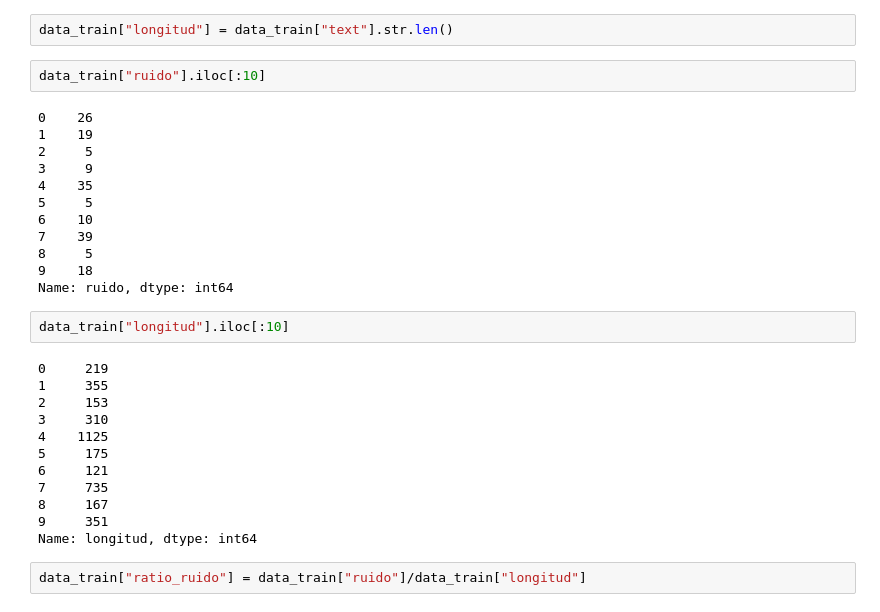
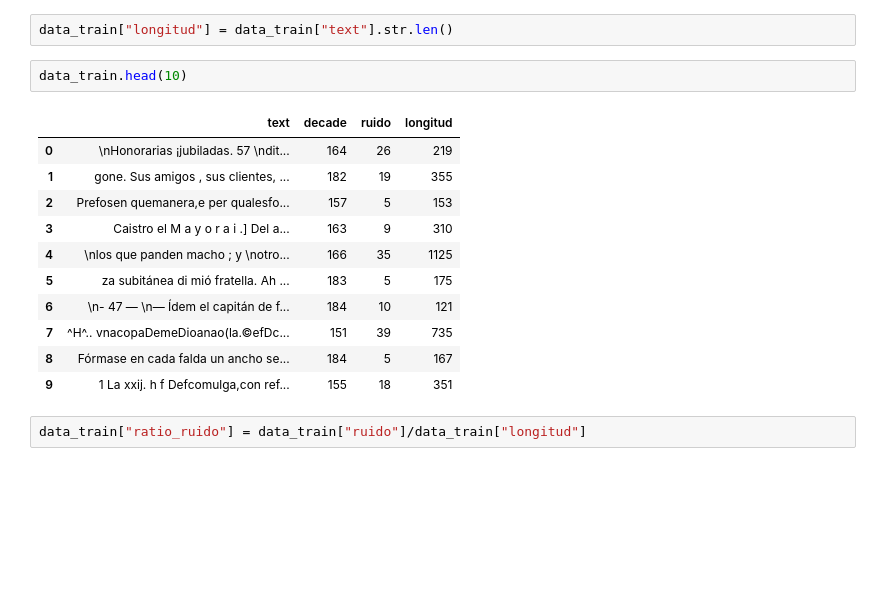
Before and after one commit to ef-blanco/Proy_ML_etapa_1, a Jupyter notebook: proyML_etapa1.ipynb, the cells around one changed output. Drawn from its saved outputs; the diff is of its cells as text; blank space fills up the shorter version.

```diff
--- a/proyML_etapa1.ipynb
+++ b/proyML_etapa1.ipynb
@@ -113,33 +113,19 @@ data_train["ruido"] = data_train["text"].str.count(patron)
 # %%
 data_train["longitud"] = data_train["text"].str.len()
 # %%
-data_train["ruido"].iloc[:10]
+data_train.head(10)
 # %% [output]
-0    26
-1    19
-2     5
-3     9
-4    35
-5     5
-6    10
-7    39
-8     5
-9    18
-Name: ruido, dtype: int64
+|  | text | decade | ruido | longitud |
+| 0 | \nHonorarias ¡jubiladas. 57 \ndit... | 164 | 26 | 219 |
+| 1 | gone. Sus amigos , sus clientes, ... | 182 | 19 | 355 |
+| 2 | Prefosen quemanera,e per qualesfo... | 157 | 5 | 153 |
+| 3 | Caistro el M a y o r a i .] Del a... | 163 | 9 | 310 |
+| 4 | \nlos que panden macho ; y \notro... | 166 | 35 | 1125 |
+| 5 | za subitánea di mió fratella. Ah ... | 183 | 5 | 175 |
+| 6 | \n- 47 — \n— Ídem el capitán de f... | 184 | 10 | 121 |
+| 7 | ^H^.. vnacopaDemeDioanao(la.©efDc... | 151 | 39 | 735 |
+| 8 | Fórmase en cada falda un ancho se... | 184 | 5 | 167 |
+| 9 | 1 La xxij. h f Defcomulga,con ref... | 155 | 18 | 351 |
-# %%
-data_train["longitud"].iloc[:10]
-# %% [output]
-0     219
-1     355
-2     153
-3     310
-4    1125
-5     175
-6     121
-7     735
-8     167
-9     351
-Name: longitud, dtype: int64
 # %%
 data_train["ratio_ruido"] = data_train["ruido"]/data_train["longitud"]
 # %%
```
Also changed, not shown: parts of 8 cells of this notebook.
